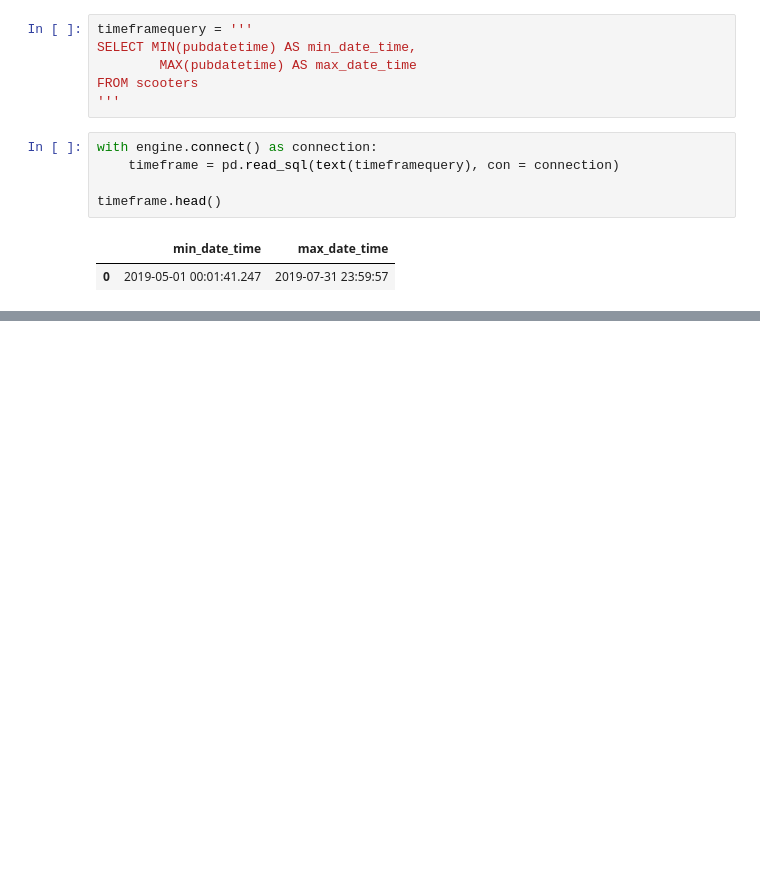
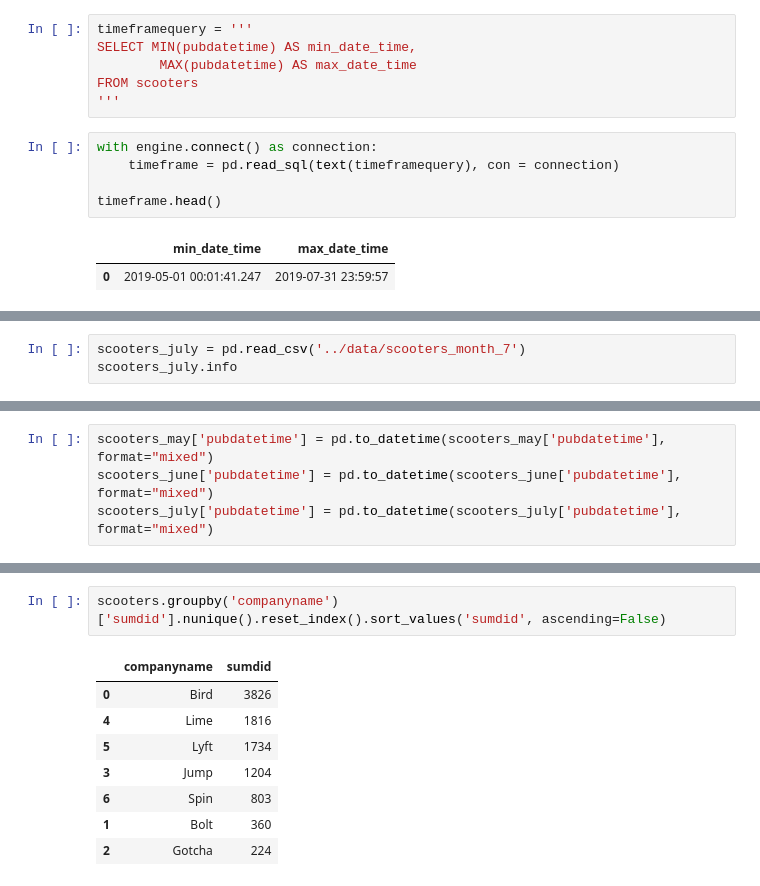
Before and after one commit to NSS-Data-Analytics-Cohort-11/scooters-margherita, a Jupyter notebook: notebook/dbeistad-scooters-margherita.ipynb, the cells around one changed output, grey strips where cells are left out. Saved outputs shown, nothing was run; the diff lists cells and outputs as text; blank space fills up the shorter version.

```diff
--- a/notebook/dbeistad-scooters-margherita.ipynb
+++ b/notebook/dbeistad-scooters-margherita.ipynb
@@ -45,0 +117,3 @@ scooter_by_company.head()
+# %%
+scooters_july = pd.read_csv('../data/scooters_month_7')
+scooters_july.info
@@ -45,0 +145,4 @@ scooter_by_company.head()
+# %%
+scooters_may['pubdatetime'] = pd.to_datetime(scooters_may['pubdatetime'], format="mixed")
+scooters_june['pubdatetime'] = pd.to_datetime(scooters_june['pubdatetime'], format="mixed")
+scooters_july['pubdatetime'] = pd.to_datetime(scooters_july['pubdatetime'], format="mixed")
@@ -46 +157,12 @@ scooter_by_company.head()
+# %%
+scooters.groupby('companyname')['sumdid'].nunique().reset_index().sort_values('sumdid', ascending=False)
+# %% [output]
+|  | companyname | sumdid |
+| 0 | Bird | 3826 |
+| 4 | Lime | 1816 |
+| 5 | Lyft | 1734 |
+| 3 | Jump | 1204 |
+| 6 | Spin | 803 |
+| 1 | Bolt | 360 |
+| 2 | Gotcha | 224 |
 # %% [markdown]
```
Also changed, not shown: parts of 42 cells of this notebook, 1 other file.
